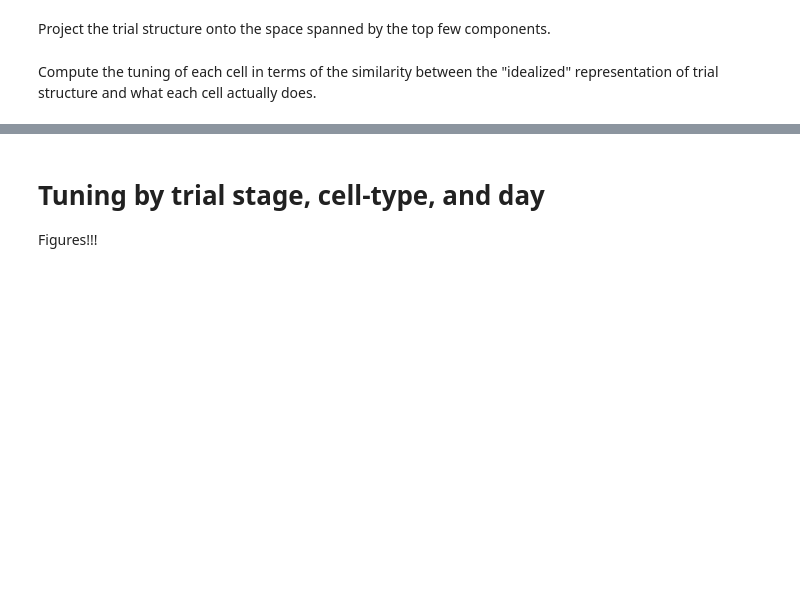
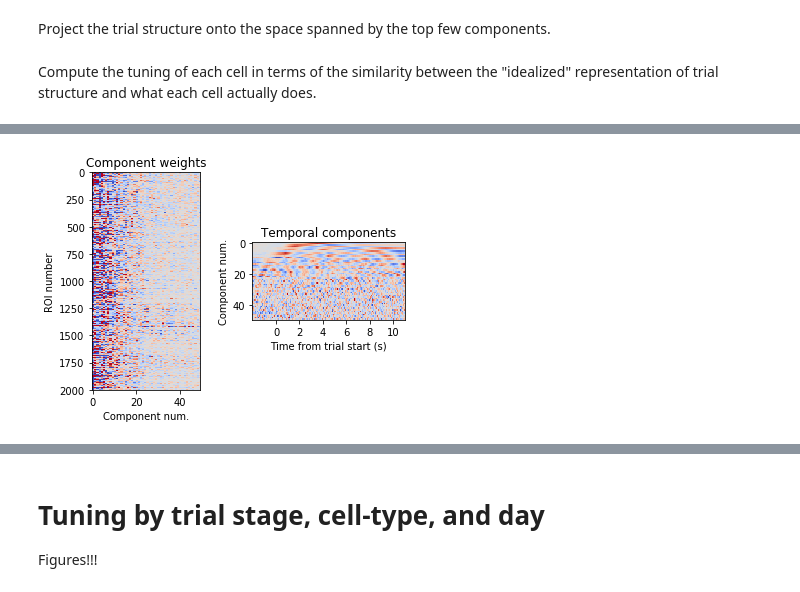
Before and after one commit to nauralcodinglab/interneuron-reward, a Jupyter notebook: notebooks/evolving_trial_structure_projections.ipynb, the cells around one changed output, grey strips where cells are left out. Cells and saved outputs as stored; diff of their text form; code cells hidden in the pictures; blank space fills up the shorter version.

```diff
--- a/notebooks/evolving_trial_structure_projections.ipynb
+++ b/notebooks/evolving_trial_structure_projections.ipynb
@@ -163,0 +197,20 @@ for trial_component in basis_projections.keys():
+# %%
+plt.subplot(121)
+plt.title('Component weights')
+plt.ylabel('ROI number')
+plt.xlabel('Component num.')
+plt.imshow(
+    day7_pca.transform(average_traces[inds_grouped_by_cell_type, :])[:, :num_components], aspect=0.05,
+    cmap=plt.cm.coolwarm, vmin=-1, vmax=1
+)
+
+plt.subplot(122)
+plt.title('Temporal components')
+plt.xlabel('Time from trial start (s)')
+plt.ylabel('Component num.')
+plt.imshow(day7_pca.components_[:num_components, :], aspect=4, cmap=plt.cm.coolwarm, vmin=-0.15, vmax=0.15)
+plt.xticks((np.arange(0, 11, 2) + BASELINE_DURATION) * FRAME_RATE, np.arange(0, 11, 2))
+
+savefig('../img/graphics/decomposed_dff', dpi=600, bbox_inches='tight')
+# %% [output]
+[figure, added]
```
Also changed, not shown: parts of 17 cells of this notebook.
